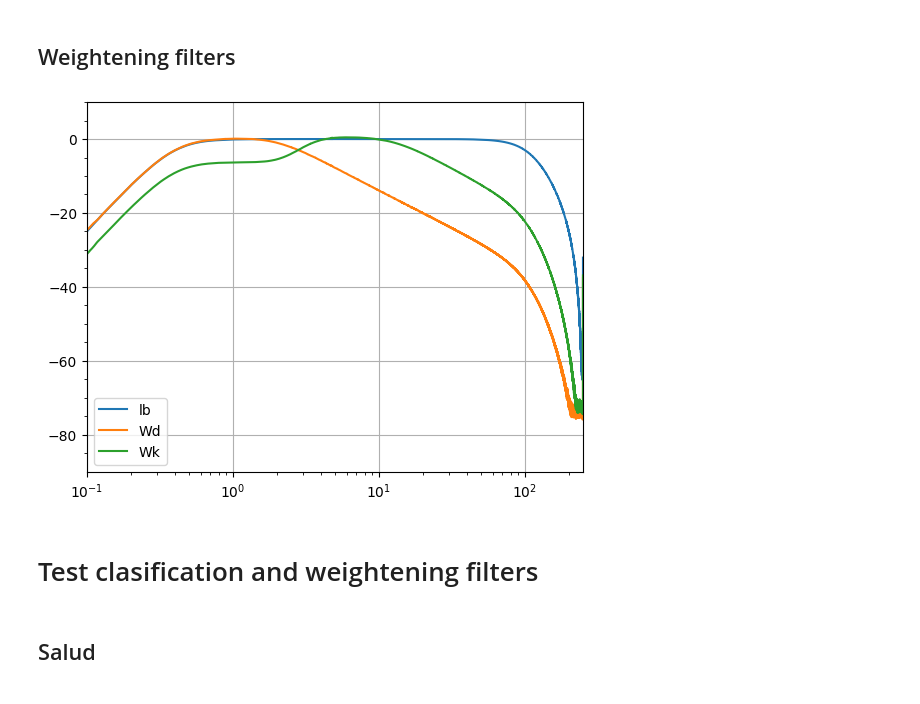
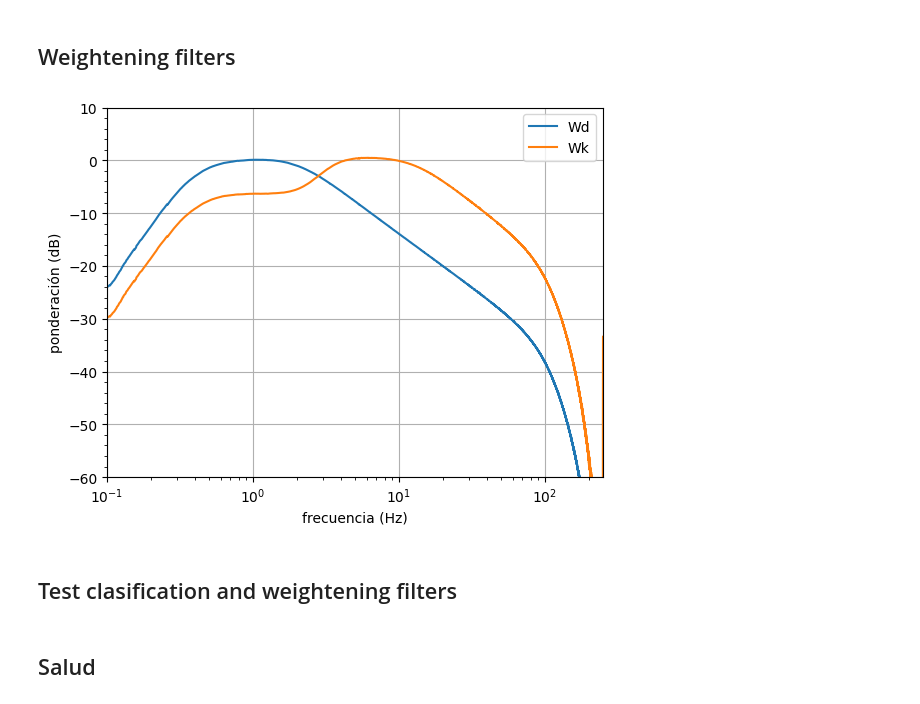
Before and after one commit to carloshernangarrido/frequency_weightening, a Jupyter notebook: proc.ipynb, the cells around one changed output. Cells and saved outputs as stored; diff of their text form; code cells hidden in the pictures.

```diff
--- a/proc.ipynb
+++ b/proc.ipynb
@@ -450,38 +450,41 @@ plt.minorticks_on()
 # plt.plot(time_full_, a_lb, label='lb')
 # # plt.plot(time_full_, a_wd, label='Wd')
 # # plt.plot(time_full_, a_wk, label='Wk')
 # plt.xlim((0,10))
 # plt.legend()
 # plt.show()
 
 A = fft.fft(a)[:len(a)//2]
 A_lb = fft.fft(a_lb)[:len(a)//2]
 A_wd = fft.fft(a_wd)[:len(a)//2]
 A_wk = fft.fft(a_wk)[:len(a)//2]
 A_freq = fft.fftfreq(a.shape[0], d=1/sampling_rate)[:len(a)//2]
 
 # plt.plot(A_freq, np.abs(A))
 # plt.plot(A_freq, np.abs(A_w))
 # # plt.xlim((0, 50))
 
 # plt.show()
 
 # plt.plot(A_freq, 20*np.log10(np.abs(A_lb)/np.abs(A)), label='lb')
 # plt.plot(A_freq, 20*np.log10(np.abs(A_wd)/np.abs(A)), label='Wd')
 # plt.plot(A_freq, 20*np.log10(np.abs(A_wk)/np.abs(A)), label='Wk')
-plt.plot(A_freq, np.convolve(np.ones(100)/100., 20*np.log10(np.abs(A_lb)/np.abs(A)), mode='same'), label='lb')
+# plt.plot(A_freq, np.convolve(np.ones(100)/100., 20*np.log10(np.abs(A_lb)/np.abs(A)), mode='same'), label='lb')
 plt.plot(A_freq, np.convolve(np.ones(100)/100., 20*np.log10(np.abs(A_wd)/np.abs(A)), mode='same'), label='Wd')
 plt.plot(A_freq, np.convolve(np.ones(100)/100., 20*np.log10(np.abs(A_wk)/np.abs(A)), mode='same'), label='Wk')
+plt.xlabel('frecuencia (Hz)')
+plt.ylabel('ponderación (dB)')
 plt.legend()
 plt.xscale('log')
 plt.grid()
 plt.xlim((0.1, 250))
-plt.ylim((-90, 10))
+plt.ylim((-60, 10))
+plt.savefig('ponderación.pdf')
 plt.show()
 # %% [output]
-[figure, old version]
+[figure, new version]
 # %% [markdown]
-# Test clasification and weightening filters
+## Test clasification and weightening filters
 # %%
 ensayos_de_pie = ['e1', 'e2', 'e3', 'e4', 'e5', 'e6', 'e7', 'e8', 'e9', 'e10', 'e11', 'e12', 'e13', 'e17', 'e18', 'e19', 'e20']
 ensayos_sentadas = ['e14', 'e15', 'e16']
```
Also changed, not shown: parts of 26 cells of this notebook.
